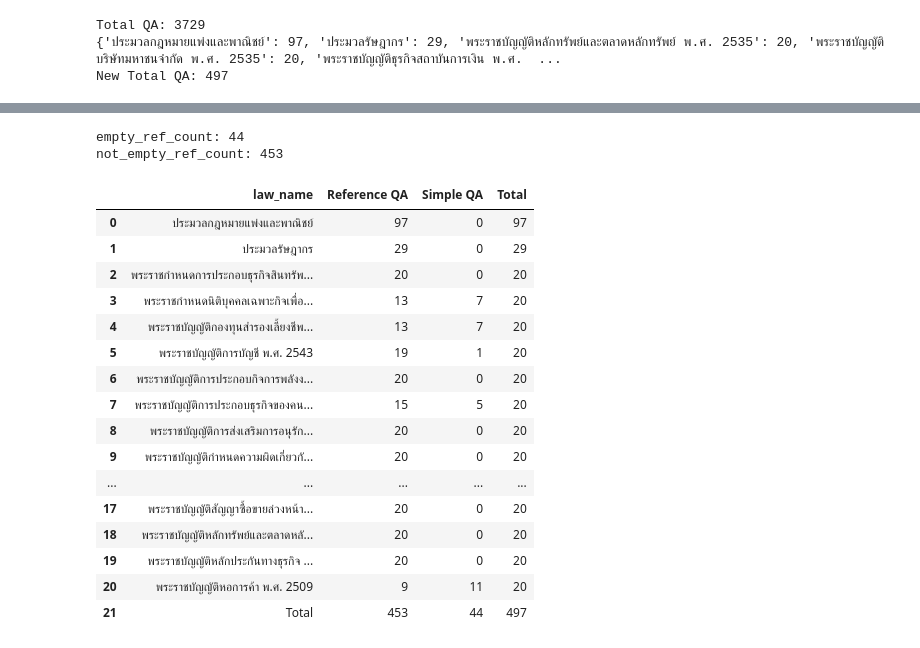
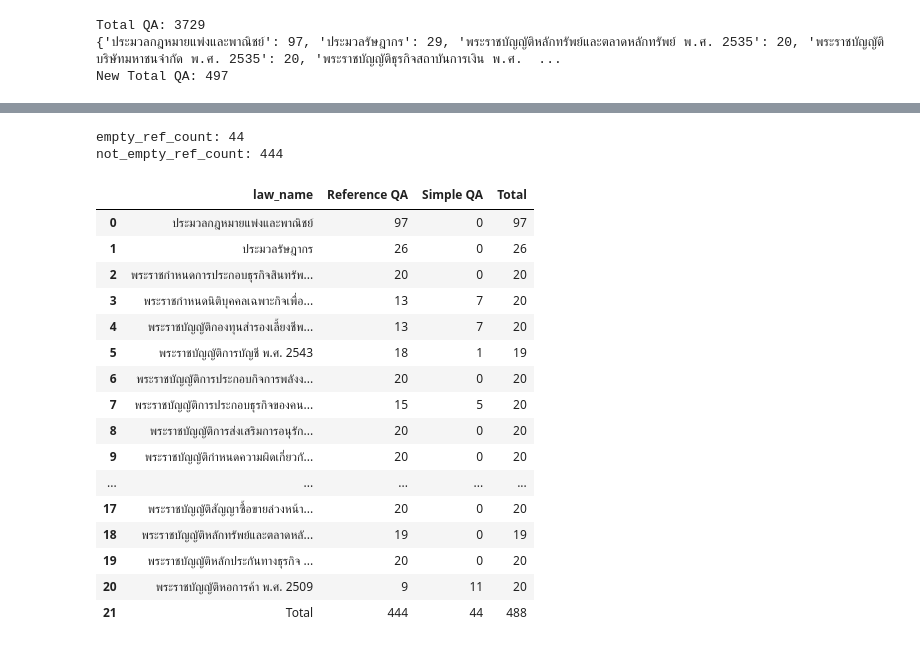
Before and after one commit to 6587093polakornming/muict_thai_legal_RAG_GraphRAG, a Jupyter notebook: notebooks/tests_dataset.ipynb, the cells around one changed output, grey strips where cells are left out. Drawn from its saved outputs; the diff is of its cells as text; code cells hidden in the pictures.

```diff
--- a/notebooks/tests_dataset.ipynb
+++ b/notebooks/tests_dataset.ipynb
@@ -72,3 +72,7 @@ for law_name in new_proportion_qa_dict.keys():
 # %%
 test_qa_dataset_path = DATASET_DIR / "tests" /  "test_dataset_2026-04-01.parquet"
 new_test_df = pd.read_parquet(test_qa_dataset_path)
+# %%
+exclude_indices = [99, 115, 119, 136, 180, 181, 208, 218, 403]
+new_test_df_delete_noise = new_test_df.drop(exclude_indices)
+new_test_df_delete_noise.head(2)
@@ -75,57 +83,57 @@ new_test_df = pd.read_parquet(test_qa_dataset_path)
 # %%
-total_new_qa = int(new_test_df["law_name"].value_counts().sum())
+total_new_qa = int(new_test_df_delete_noise["law_name"].value_counts().sum())
 total_new_qa
 
 # ดู QA ที่มีการอ้างอิง Ref
-empty_ref_count = int((new_test_df["reference_laws"].apply(len) == 0).sum())
+empty_ref_count = int((new_test_df_delete_noise["reference_laws"].apply(len) == 0).sum())
 not_empty_ref_count = total_new_qa - empty_ref_count
 print("empty_ref_count:", empty_ref_count)
 print("not_empty_ref_count:", not_empty_ref_count)
 # %% [output]
 empty_ref_count: 44
-not_empty_ref_count: 453
+not_empty_ref_count: 444
 # %%
 import pandas as pd
 import numpy as np
 
 # 1. สร้าง Column โดยระบุว่าต้องมี 2 กลุ่มนี้เสมอ (ป้องกัน Error ถ้าข้อมูลมาไม่ครบ)
 categories = ['Reference QA', 'Simple QA']
-law_type = np.where(new_test_df['reference_laws'].apply(len) == 0, 'Simple QA', 'Reference QA')
-new_test_df['Law_Type'] = pd.Categorical(law_type, categories=categories)
+law_type = np.where(new_test_df_delete_noise['reference_laws'].apply(len) == 0, 'Simple QA', 'Reference QA')
+new_test_df_delete_noise['Law_Type'] = pd.Categorical(law_type, categories=categories)
 
 # 2. ใช้ crosstab สร้างตารางพร้อมผลรวม (สั้นมาก!)
 pivot_result = pd.crosstab(
-    new_test_df['law_name'],
-    new_test_df['Law_Type'],
+    new_test_df_delete_noise['law_name'],
+    new_test_df_delete_noise['Law_Type'],
     margins=True,
     margins_name='Total'
 ).reset_index()
 
 # 3. ล้างหัวตารางที่เกินมา
 pivot_result.columns.name = None
 
 # ตั้งค่าให้แสดงข้อความในคอลัมน์แบบไม่ตัด (None คือไม่จำกัดความยาว)
 pd.set_option('display.max_colwidth', None)
 
 pivot_result
 # %% [output]
 |  | law_name | Reference QA | Simple QA | Total |
 | 0 | ประมวลกฎหมายแพ่งและพาณิชย์ | 97 | 0 | 97 |
-| 1 | ประมวลรัษฎากร | 29 | 0 | 29 |
+| 1 | ประมวลรัษฎากร | 26 | 0 | 26 |
 | 2 | พระราชกำหนดการประกอบธุรกิจสินทรัพ... | 20 | 0 | 20 |
 | 3 | พระราชกำหนดนิติบุคคลเฉพาะกิจเพื่อ... | 13 | 7 | 20 |
 | 4 | พระราชบัญญัติกองทุนสำรองเลี้ยงชีพ... | 13 | 7 | 20 |
-| 5 | พระราชบัญญัติการบัญชี พ.ศ. 2543 | 19 | 1 | 20 |
+| 5 | พระราชบัญญัติการบัญชี พ.ศ. 2543 | 18 | 1 | 19 |
 | 6 | พระราชบัญญัติการประกอบกิจการพลังง... | 20 | 0 | 20 |
 | 7 | พระราชบัญญัติการประกอบธุรกิจของคน... | 15 | 5 | 20 |
 | 8 | พระราชบัญญัติการส่งเสริมการอนุรัก... | 20 | 0 | 20 |
 | 9 | พระราชบัญญัติกำหนดความผิดเกี่ยวกั... | 20 | 0 | 20 |
 | ... | ... | ... | ... | ... |
 | 17 | พระราชบัญญัติสัญญาซื้อขายล่วงหน้า... | 20 | 0 | 20 |
-| 18 | พระราชบัญญัติหลักทรัพย์และตลาดหลั... | 20 | 0 | 20 |
+| 18 | พระราชบัญญัติหลักทรัพย์และตลาดหลั... | 19 | 0 | 19 |
 | 19 | พระราชบัญญัติหลักประกันทางธุรกิจ ... | 20 | 0 | 20 |
 | 20 | พระราชบัญญัติหอการค้า พ.ศ. 2509 | 9 | 11 | 20 |
-| 21 | Total | 453 | 44 | 497 |
+| 21 | Total | 444 | 44 | 488 |
 # %%
 pd.reset_option('all')
 # %%
```
Also changed, not shown: parts of 1 cell of this notebook, 15 other files.
